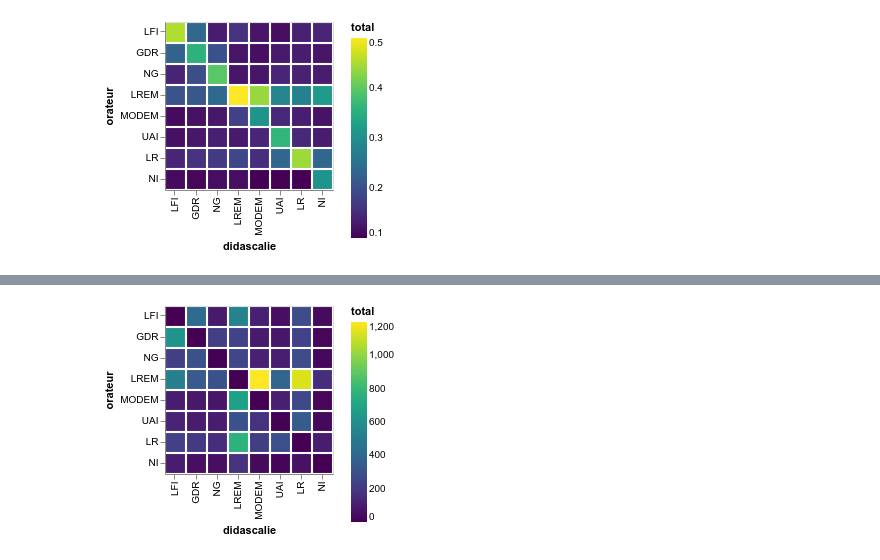
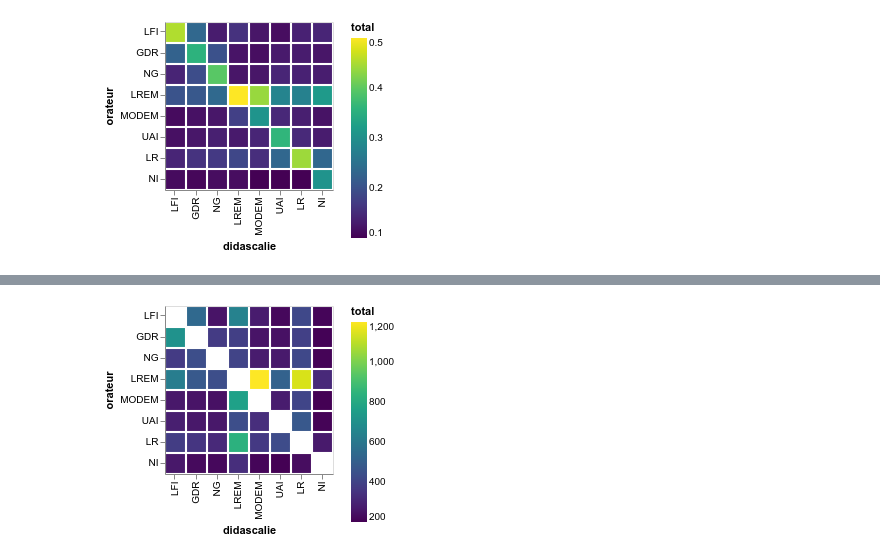
Before and after one commit to medialab/didascalies, a Jupyter notebook: notebooks/Matrices.ipynb, the cells around one changed output, grey strips where cells are left out. Cells and saved outputs as stored; diff of their text form; code cells hidden in the pictures.

Commit message:
WIP matrix ministres

```diff
--- a/notebooks/Matrices.ipynb
+++ b/notebooks/Matrices.ipynb
@@ -26,22 +26,22 @@ print(groupes)
 # %% [output]
 {'NI': {'id': 1, 'slug': 'deputes-non-inscrits', 'nom': 'Députés Non Inscrits', 'acronyme': 'NI', 'groupe_actuel': True, 'couleur': '165,165,165', 'order': 8, 'type': 'groupe', 'url_nosdeputes': 'http ...
 # %%
-def matrix(filt=None, normalize=False, nodiagonal=False):
+def matrix(reference, filt=None, normalize=False, nodiagonal=False, ):
     C = Counter()
     TOT = Counter()
     for r in data:
-        if r["groups"] and r["parlementaire_groupe_norme"] != "NULL" and (not filt or re.search(filt, r["didascalie"], re.I)):
+        if r["groups"] and r[reference] != "NULL" and (not filt or re.search(filt, r["didascalie"], re.I)):
             for g in r["groups"].split("|"):
                 TOT[g] += 1
-                C[(r["parlementaire_groupe_norme"], g)] += 1
+                C[(r[reference], g)] += 1
     rows = []
     for ((g1, g2), n) in C.items():
         rows.append({
             "orateur": g1,
-            "order_ora": groupes[g1]["order"],
+            "order_ora": groupes[g1]["order"] if reference == "parlementaire_groupe_norme" else 0,
             "didascalie": g2,
             "order_did": groupes[g2]["order"],
-            "total": 0 if (nodiagonal and g1 == g2) else (n/TOT[g2] if normalize else n)
+            "total": None if (nodiagonal and g1 == g2) else (n/TOT[g2] if normalize else n)
         })
     #pprint(rows)
     return VegaLite({
@@ -52,3 +52,15 @@ def matrix(filt=None, normalize=False, nodiagonal=False):
         "color": {"field": "total", "type": "quantitative", "scale": {"type": "bib-ordinal"}}
       }
     }, rows)
+
+def groupes_groupes(filt=None, normalize=False, nodiagonal=False):
+    return matrix("parlementaire_groupe_norme", filt, normalize, nodiagonal)
+
+def groupes_sexe(filt=None, normalize=False, nodiagonal=False):
+    return matrix("sexe", filt, normalize, nodiagonal)
+
+def groupes_ministres(filt=None, normalize=False, nodiagonal=False):
+    return matrix("nom", filt, normalize, nodiagonal)
+
+def groupes_deputes(filt=None, normalize=False, nodiagonal=False):
+    return matrix("parlementaire", filt, normalize, nodiagonal)
@@ -63,8 +75,8 @@ matrix(normalize=True)
 [interactive output not drawn]
 [figure]
 # %%
-matrix(nodiagonal=True)
+groupes_groupes(nodiagonal=True)
 # %% [output]
 [interactive output not drawn]
-[figure, old version]
+[figure, new version]
 # %%
```
Also changed, not shown: parts of 13 cells of this notebook.
